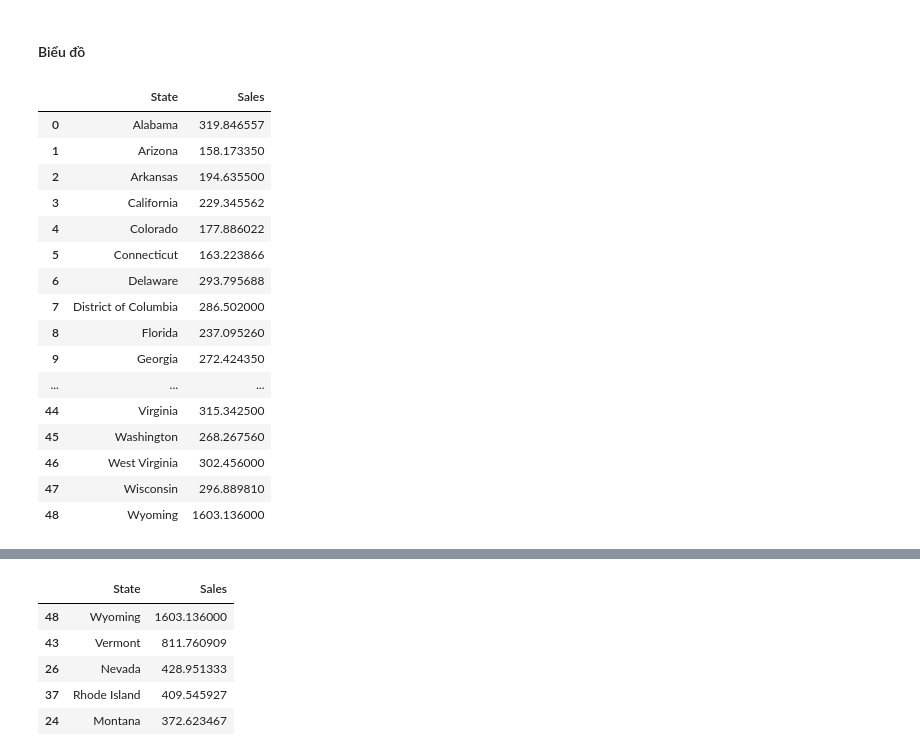
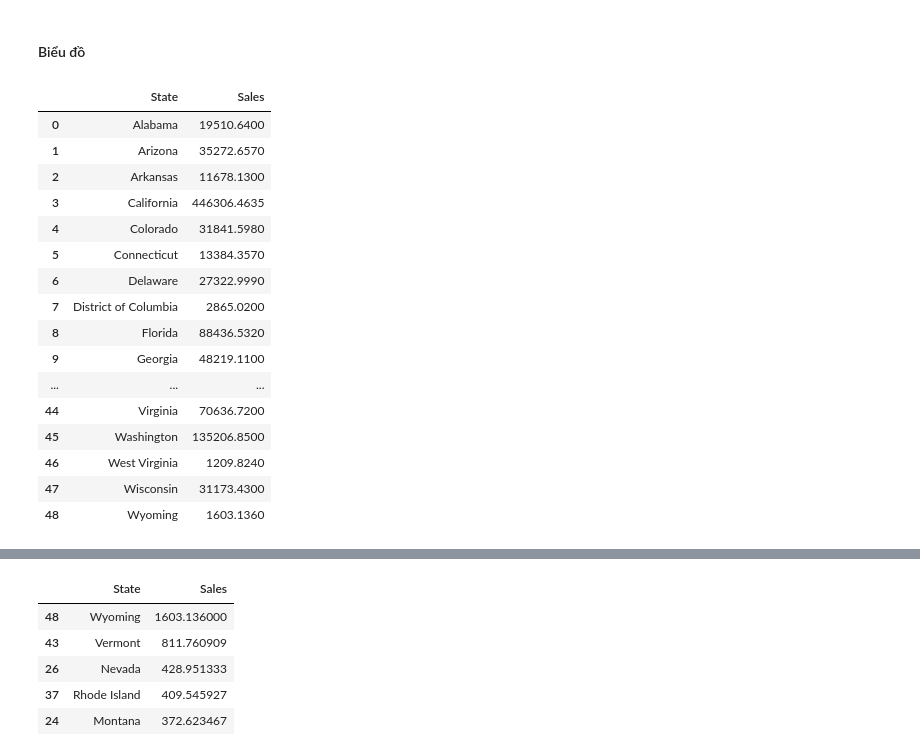
Before and after one commit to minhhieu9800/Python-MSE, a Jupyter notebook: Assignment.ipynb, the cells around one changed output, grey strips where cells are left out. Saved outputs shown, nothing was run; the diff lists cells and outputs as text; code cells hidden in the pictures.

```diff
--- a/Assignment.ipynb
+++ b/Assignment.ipynb
@@ -365,24 +323,24 @@ df_sales_city.head(3)
 # %% [markdown]
 #### Biểu đồ
 # %%
-df_sales_state = df.groupby([df["State"]])["Sales"].mean().reset_index()
+df_sales_state = df.groupby([df["State"]])["Sales"].sum().reset_index()
 
 df_sales_state
 # %% [output]
 |  | State | Sales |
-| 0 | Alabama | 319.846557 |
-| 1 | Arizona | 158.173350 |
-| 2 | Arkansas | 194.635500 |
-| 3 | California | 229.345562 |
-| 4 | Colorado | 177.886022 |
-| 5 | Connecticut | 163.223866 |
-| 6 | Delaware | 293.795688 |
-| 7 | District of Columbia | 286.502000 |
-| 8 | Florida | 237.095260 |
-| 9 | Georgia | 272.424350 |
+| 0 | Alabama | 19510.6400 |
+| 1 | Arizona | 35272.6570 |
+| 2 | Arkansas | 11678.1300 |
+| 3 | California | 446306.4635 |
+| 4 | Colorado | 31841.5980 |
+| 5 | Connecticut | 13384.3570 |
+| 6 | Delaware | 27322.9990 |
+| 7 | District of Columbia | 2865.0200 |
+| 8 | Florida | 88436.5320 |
+| 9 | Georgia | 48219.1100 |
 | ... | ... | ... |
-| 44 | Virginia | 315.342500 |
-| 45 | Washington | 268.267560 |
-| 46 | West Virginia | 302.456000 |
-| 47 | Wisconsin | 296.889810 |
-| 48 | Wyoming | 1603.136000 |
+| 44 | Virginia | 70636.7200 |
+| 45 | Washington | 135206.8500 |
+| 46 | West Virginia | 1209.8240 |
+| 47 | Wisconsin | 31173.4300 |
+| 48 | Wyoming | 1603.1360 |
```
Also changed, not shown: parts of 19 cells of this notebook.
